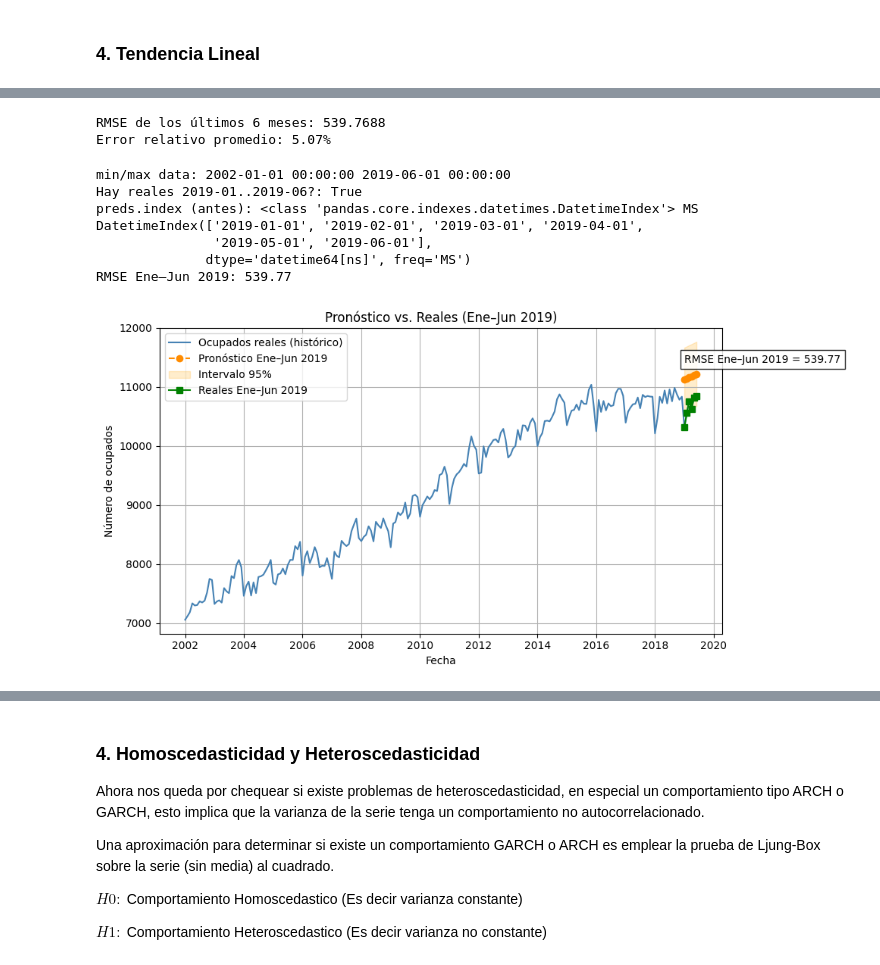
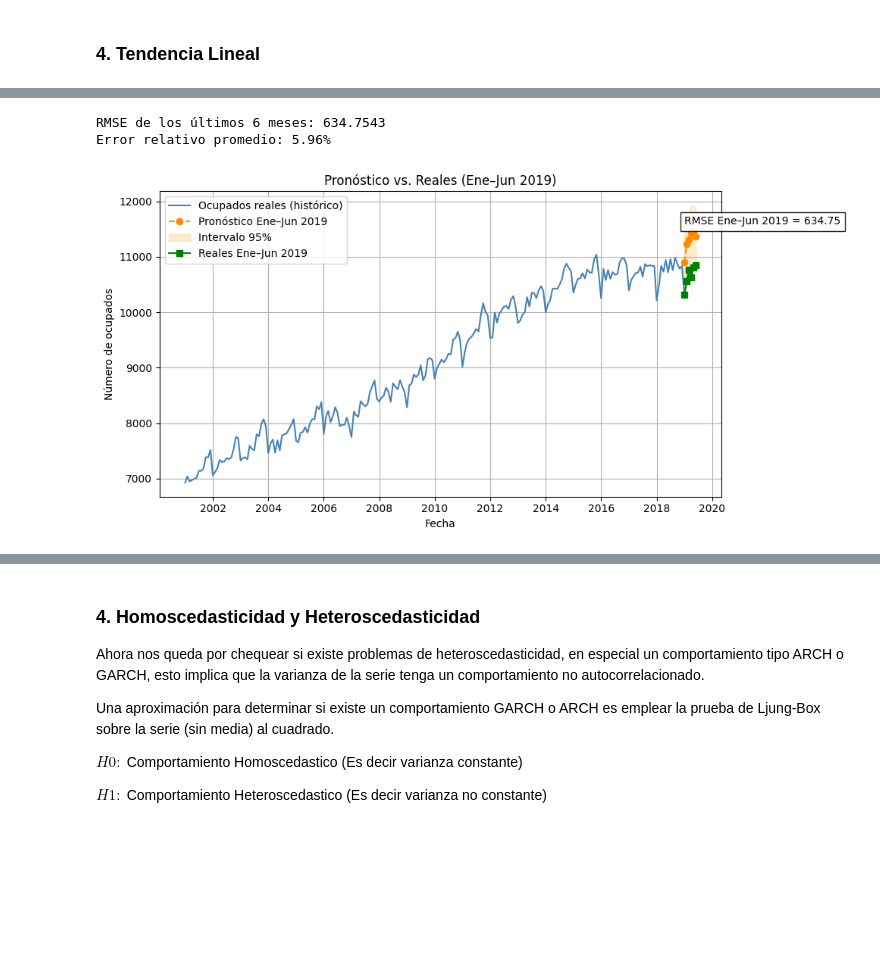
Before and after one commit to JulianEspinosaUrresti/ProyectoI-MIAA-2025, a Jupyter notebook: Taller_2_AAIII.ipynb, the cells around one changed output, grey strips where cells are left out. Drawn from its saved outputs; the diff is of its cells as text; code cells hidden in the pictures; blank space fills up the shorter version.

```diff
--- a/Taller_2_AAIII.ipynb
+++ b/Taller_2_AAIII.ipynb
@@ -183,8 +162,0 @@ X_for= sm.add_constant(x_for)
-# %%
-dt = lin_t.get_prediction(X_for).summary_frame(alpha = 0.05)
-y_prd = dt['mean']
-yprd_ci_lower = dt['obs_ci_lower']
-yprd_ci_upper = dt['obs_ci_upper']
-preds = pd.DataFrame(np.column_stack([y_prd, yprd_ci_lower, yprd_ci_upper]))
-preds.columns = ['Point_forecast', 'lower_95', 'upper_95']
-print(preds)
@@ -199,76 +163,40 @@ print(preds)
 # %%
-# Últimos 6 valores reales
 y_real_6 = data["Ocupados"].iloc[-6:].values
-
-# Predicciones del modelo (los 6 pronósticos)
 y_pred_6 = preds["Point_forecast"].values
 
-# Cálculo del RMSE
 rmse_6 = np.sqrt(mean_squared_error(y_real_6, y_pred_6))
 print(f"RMSE de los últimos 6 meses: {rmse_6:.4f}")
 
-# (Opcional) RMSE relativo en porcentaje
 rmse_pct = (rmse_6 / np.mean(y_real_6)) * 100
 print(f"Error relativo promedio: {rmse_pct:.2f}%")
 # %% [output]
-RMSE de los últimos 6 meses: 539.7688
-Error relativo promedio: 5.07%
+RMSE de los últimos 6 meses: 634.7543
+Error relativo promedio: 5.96%
 # %%
-# --- DIAGNÓSTICO RÁPIDO ---
-print("min/max data:", data.index.min(), data.index.max())
-print("Hay reales 2019-01..2019-06?:", not data.loc['2019-01':'2019-06'].empty)
-print("preds.index (antes):", type(preds.index), getattr(preds.index, "freqstr", None))
-print(preds.index)   # verás que no son 2019-01..2019-06
-
-# --- ARREGLO: fechar preds exactamente en Ene–Jun 2019 ---
-import pandas as pd
 h = len(preds)
-target_idx = pd.date_range('2019-01-01', periods=h, freq='MS')  # Ene..Jun 2019
+target_idx = pd.date_range('2019-01-01', periods=h, freq='MS')
 preds = preds.copy()
 preds.index = target_idx
 
-# --- EXTRAER REALES Y PREDICCIONES ENE–JUN 2019 ---
 y_real_6 = data.loc['2019-01':'2019-06', 'Ocupados']
 y_pred_6 = preds.loc['2019-01':'2019-06', 'Point_forecast']
-
-# Si falta algún mes en data o preds, alineamos por intersección
-common = y_real_6.index.intersection(y_pred_6.index)
-y_real_6 = y_real_6.loc[common]
-y_pred_6 = y_pred_6.loc[common]
-
-# --- RMSE ---
-from sklearn.metrics import mean_squared_error
-import numpy as np
-
-rmse_6 = np.sqrt(mean_squared_error(y_real_6, y_pred_6))
-print(f"RMSE Ene–Jun 2019: {rmse_6:.2f}")
-
-# --- GRÁFICO ---
-import matplotlib.pyplot as plt
 
 plt.figure(figsize=(10,5))
 plt.plot(data.index, data['Ocupados'], label='Ocupados reales (histórico)', color='steelblue')
 plt.plot(preds.index, preds['Point_forecast'], '--o', color='darkorange', label='Pronóstico Ene–Jun 2019')
 
 if {'lower_95','upper_95'}.issubset(preds.columns):
     plt.fill_between(preds.index, preds['lower_95'], preds['upper_95'], alpha=0.2, color='orange', label='Intervalo 95%')
 
 plt.plot(y_real_6.index, y_real_6.values, 'gs-', label='Reales Ene–Jun 2019')
 
 y_top = max(data['Ocupados'].max(), getattr(preds['upper_95'], 'max', preds['Point_forecast'].max)())
 plt.text(preds.index[0], y_top*0.97, f"RMSE Ene–Jun 2019 = {rmse_6:.2f}",
          bbox=dict(facecolor='white', alpha=0.85))
 
 plt.title('Pronóstico vs. Reales (Ene–Jun 2019)')
 plt.xlabel('Fecha'); plt.ylabel('Número de ocupados')
 plt.legend(); plt.grid(True); plt.tight_layout(); plt.show()
 # %% [output]
-min/max data: 2002-01-01 00:00:00 2019-06-01 00:00:00
-Hay reales 2019-01..2019-06?: True
-preds.index (antes): <class 'pandas.core.indexes.datetimes.DatetimeIndex'> MS
-DatetimeIndex(['2019-01-01', '2019-02-01', '2019-03-01', '2019-04-01',
-               '2019-05-01', '2019-06-01'],
-              dtype='datetime64[ns]', freq='MS')
-RMSE Ene–Jun 2019: 539.77
-[figure, old version]
+[figure, new version]
 # %%
```
Also changed, not shown: parts of 34 cells of this notebook.
